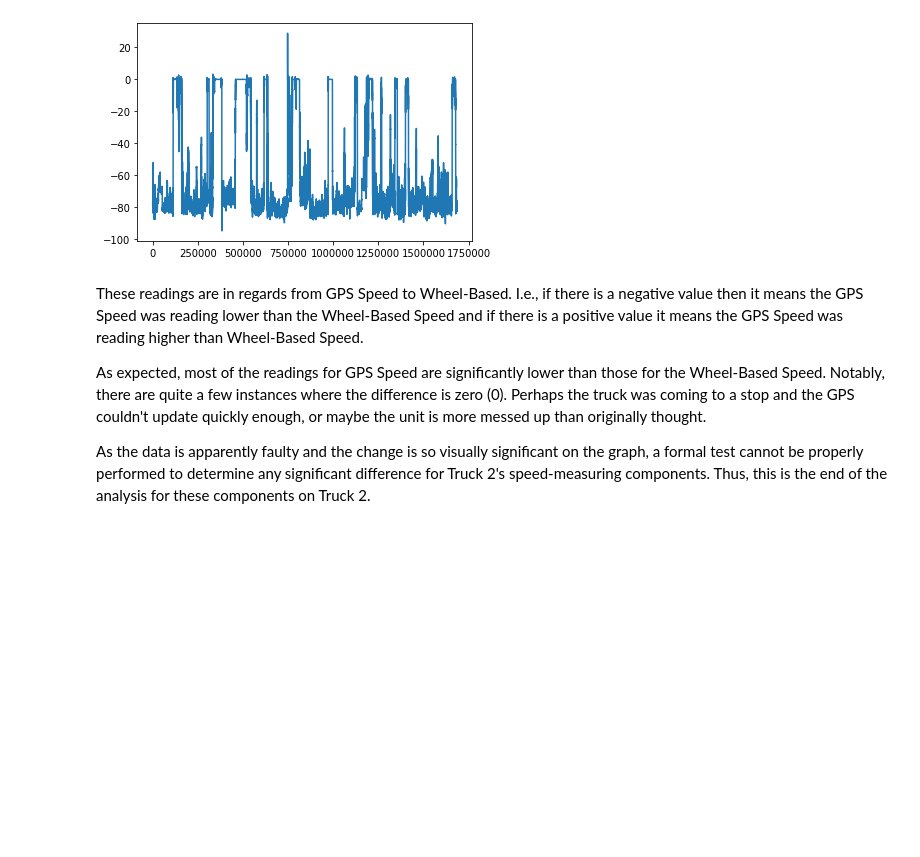
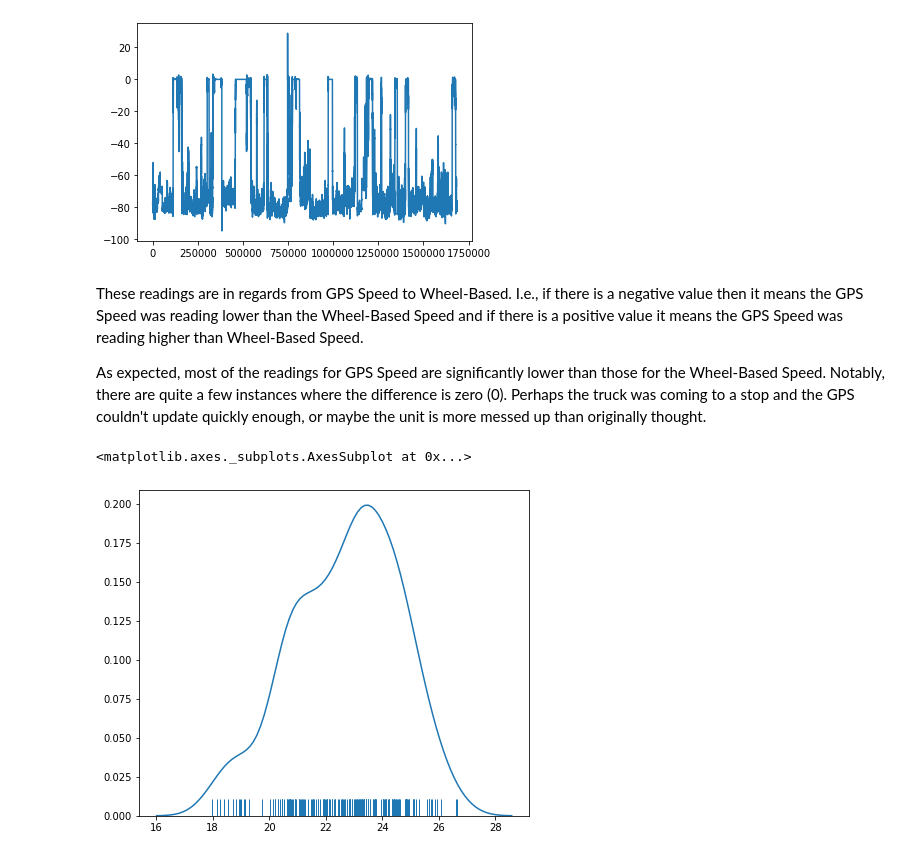
Before and after one commit to UNCG-CSE/Volvo_Truck_Analytics, a Jupyter notebook: src/Truck2GpsVsWheelBased.ipynb, the cells around one changed output. Drawn from its saved outputs; the diff is of its cells as text; code cells hidden in the pictures; blank space fills up the shorter version.

Commit message:
Added hypothesis test for Truck 2 (just for good measure).

```diff
--- a/src/Truck2GpsVsWheelBased.ipynb
+++ b/src/Truck2GpsVsWheelBased.ipynb
@@ -148,5 +150,21 @@ gpsVsWheelBasedChange.plot()
 These readings are in regards from GPS Speed to Wheel-Based. I.e., if there is a negative value then it means the GPS Speed was reading lower than the Wheel-Based Speed and if there is a positive value it means the GPS Speed was reading higher than Wheel-Based Speed.
 
 As expected, most of the readings for GPS Speed are significantly lower than those for the Wheel-Based Speed. Notably, there are quite a few instances where the difference is zero (0). Perhaps the truck was coming to a stop and the GPS couldn't update quickly enough, or maybe the unit is more messed up than originally thought.
-
-As the data is apparently faulty and the change is so visually significant on the graph, a formal test cannot be properly performed to determine any significant difference for Truck 2's speed-measuring components. Thus, this is the end of the analysis for these components on Truck 2.
+# %%
+# Create empty list for point estimates.
+pointEstimatesGPS = []
+
+# Runs through GPS Speed to get 200 samples, each of size 50.
+for x in range(200):
+    sample = np.random.choice(a = truckTwoDf['GPS speed'], size=50)
+    pointEstimatesGPS.append(sample.mean())
+
+# Set up distribution graph size.
+f, ax = plt.subplots(figsize=(7, 6))
+
+# Plot post-CLT distribution of GPS Speed.
+meansOfGPS = sns.distplot(pointEstimatesGPS, hist=False, rug=True);
+meansOfGPS
+# %% [output]
+<matplotlib.axes._subplots.AxesSubplot at 0x...>
+[figure, added]
```
Also changed, not shown: parts of 3 cells of this notebook.
